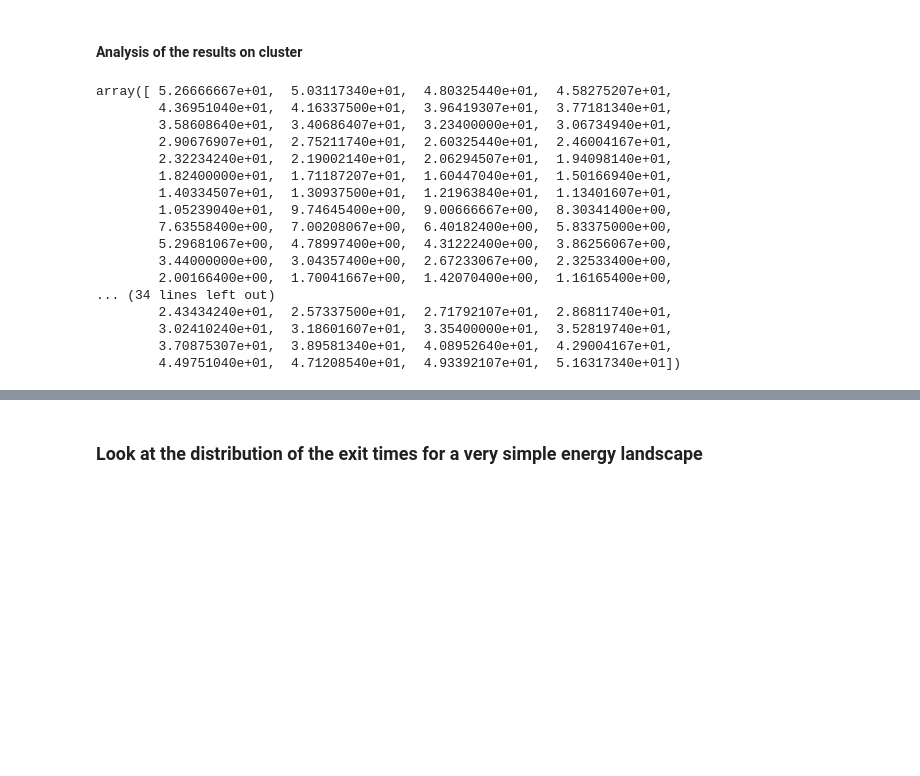
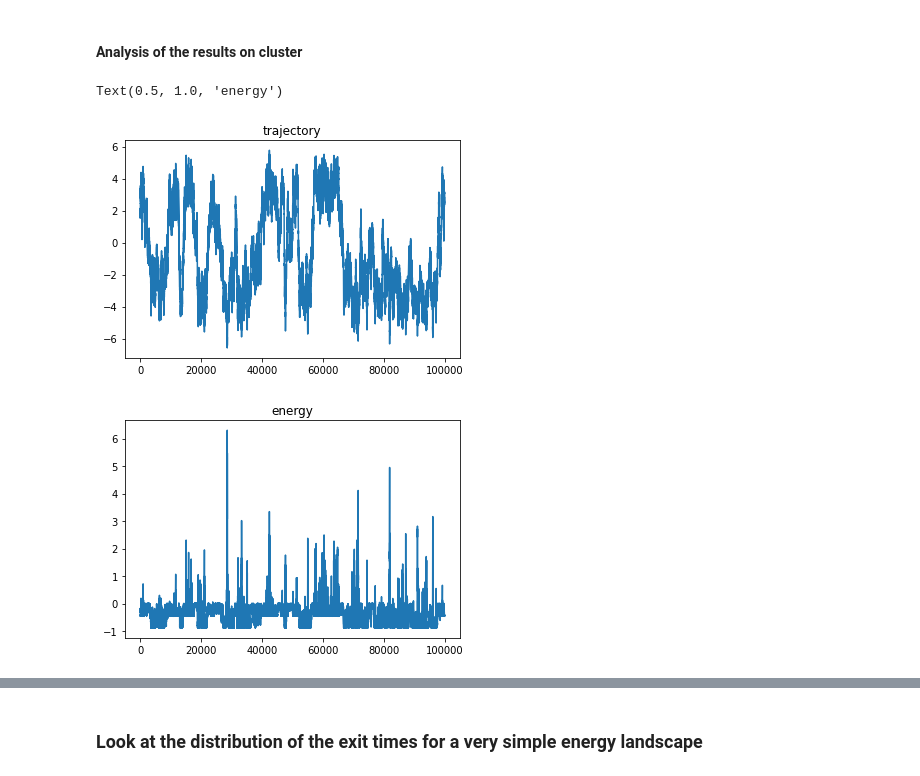
Before and after one commit to IvanGilardoni/Jeffreys_prior, a Jupyter notebook: exit_times.ipynb, the cells around one changed output, grey strips where cells are left out. Saved outputs shown, nothing was run; the diff lists cells and outputs as text; code cells hidden in the pictures; blank space fills up the shorter version.

```diff
--- a/exit_times.ipynb
+++ b/exit_times.ipynb
@@ -90,26 +120,15 @@ traj = np.load(path + s + 'traj.npy')
 kT = 1.
-# %%
-
-
-eval(fun_string)
-# %% [output]
-array([ 5.26666667e+01,  5.03117340e+01,  4.80325440e+01,  4.58275207e+01,
-        4.36951040e+01,  4.16337500e+01,  3.96419307e+01,  3.77181340e+01,
-        3.58608640e+01,  3.40686407e+01,  3.23400000e+01,  3.06734940e+01,
-        2.90676907e+01,  2.75211740e+01,  2.60325440e+01,  2.46004167e+01,
-        2.32234240e+01,  2.19002140e+01,  2.06294507e+01,  1.94098140e+01,
-        1.82400000e+01,  1.71187207e+01,  1.60447040e+01,  1.50166940e+01,
-        1.40334507e+01,  1.30937500e+01,  1.21963840e+01,  1.13401607e+01,
-        1.05239040e+01,  9.74645400e+00,  9.00666667e+00,  8.30341400e+00,
-        7.63558400e+00,  7.00208067e+00,  6.40182400e+00,  5.83375000e+00,
-        5.29681067e+00,  4.78997400e+00,  4.31222400e+00,  3.86256067e+00,
-        3.44000000e+00,  3.04357400e+00,  2.67233067e+00,  2.32533400e+00,
-        2.00166400e+00,  1.70041667e+00,  1.42070400e+00,  1.16165400e+00,
-... (34 lines left out)
-        2.43434240e+01,  2.57337500e+01,  2.71792107e+01,  2.86811740e+01,
-        3.02410240e+01,  3.18601607e+01,  3.35400000e+01,  3.52819740e+01,
-        3.70875307e+01,  3.89581340e+01,  4.08952640e+01,  4.29004167e+01,
-        4.49751040e+01,  4.71208540e+01,  4.93392107e+01,  5.16317340e+01])
+# %%
+plt.plot(traj)
+plt.title('trajectory')
+
+plt.figure()
+plt.plot(ene)
+plt.title('energy')
+# %% [output]
+Text(0.5, 1.0, 'energy')
+[figure, added]
+[figure, added]
 # %%
 fun_string = '1/30*(0.2*x**4 - 4*x**2 + 2*x)'
 quartic_potential = lambda x : eval(fun_string)
```
Also changed, not shown: parts of 11 cells of this notebook, 1 other file.
